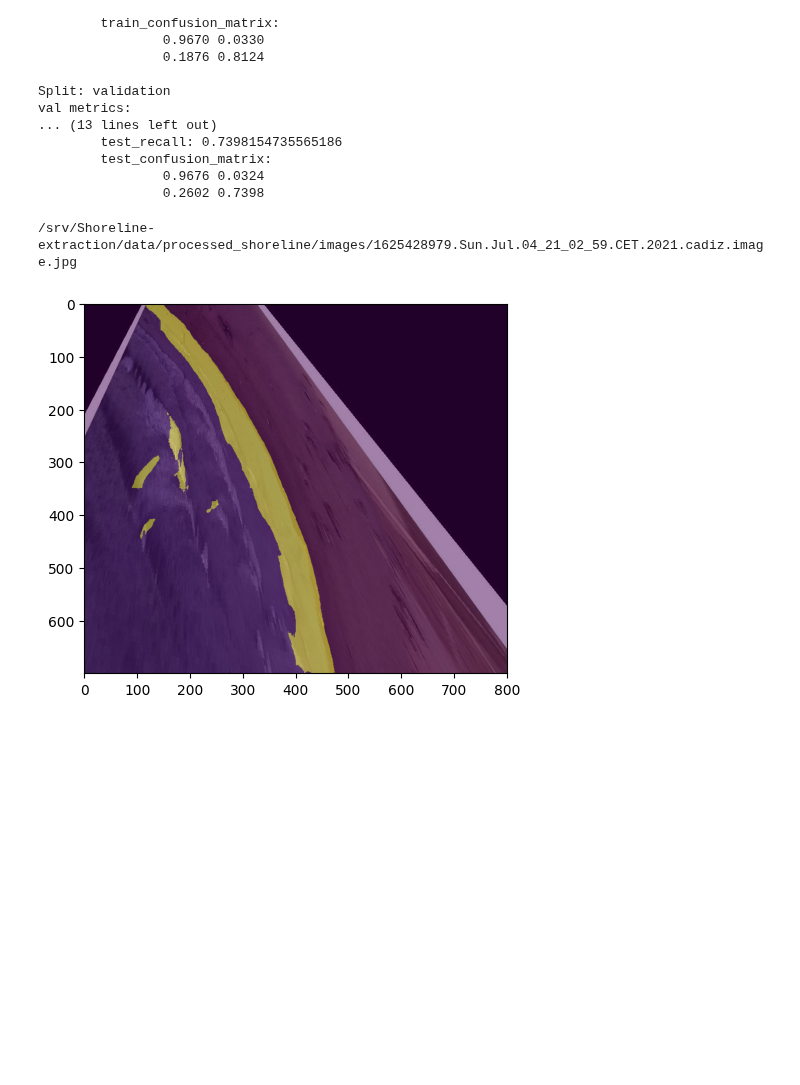
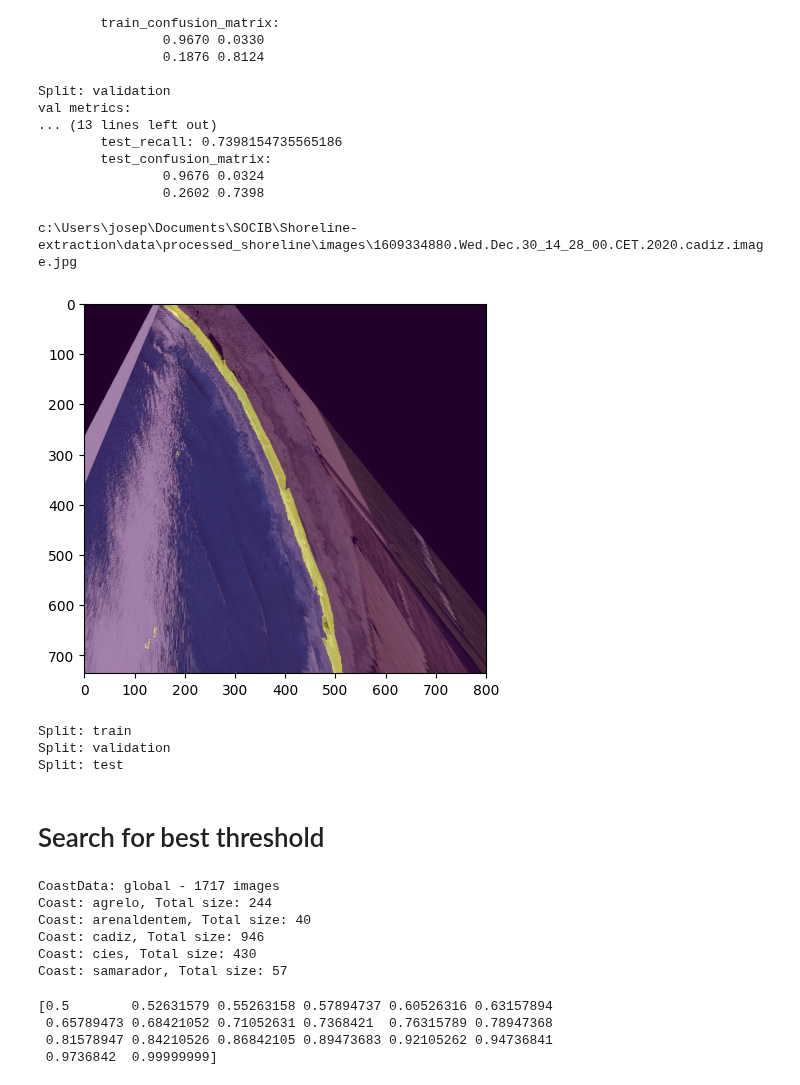
Before and after one commit to OliverJosep/Shoreline-extraction, a Jupyter notebook: notebooks/models/attention-unet/04_Attention_binary_validation.ipynb, the cells around one changed output. Saved outputs shown, nothing was run; the diff lists cells and outputs as text; code cells hidden in the pictures; blank space fills up the shorter version.

Commit message:
Validation

```diff
--- a/notebooks/models/attention-unet/04_Attention_binary_validation.ipynb
+++ b/notebooks/models/attention-unet/04_Attention_binary_validation.ipynb
@@ -105,18 +105,18 @@ val metrics:
                 0.9676 0.0324
                 0.2602 0.7398
 # %%
-img_path = sorted(data['test']['images'])[85] # 85
+img_path = sorted(data['test']['images'])[60] # 85
 print(img_path)
 
-pred = model.predict_patch(img_path, combination="avg", patch_size = 256, stride = 128, binary_threshold = 0.5)
+pred = model.predict_patch(img_path, combination="avg", patch_size = 256, stride = 128, binary_threshold = 0.9)
 
 img = cv2.imread(img_path)
 img = cv2.cvtColor(img, cv2.COLOR_BGR2RGB)
 
 plt.imshow(img)
 # plt.show()
 plt.imshow(pred, alpha = 0.5)
 plt.show()
 # %% [output]
-/srv/Shoreline-extraction/data/processed_shoreline/images/1625428979.Sun.Jul.04_21_02_59.CET.2021.cadiz.image.jpg
+c:\Users\josep\Documents\SOCIB\Shoreline-extraction\data\processed_shoreline\images\1609334880.Wed.Dec.30_14_28_00.CET.2020.cadiz.image.jpg
-[figure, old version]
+[figure, new version]
@@ -122,0 +149,45 @@ plt.show()
+# %%
+for split in data:
+    print(f"Split: {split}")
+    for img_path, mask_path in zip(data[split]["images"], data[split]["masks"]):
+        pred = model.predict_patch(img_path, combination="max")
+        mask = cv2.imread(mask_path, cv2.IMREAD_GRAYSCALE)
+
+        # Save the images
+        img = cv2.imread(img_path)
+        img_name = os.path.basename(img_path)
+        mask_name = os.path.basename(mask_path)
+
+        cv2.imwrite(os.path.join(path, "images", split, img_name), img)
+        cv2.imwrite(os.path.join(path, "masks", split, mask_name), mask)
+        cv2.imwrite(os.path.join(path, "predicted_mask", split, mask_name), pred.cpu().numpy())
+# %% [output]
+Split: train
+Split: validation
+Split: test
+# %% [markdown]
+# Search for best threshold
+# %%
+# Data with 4 classes, to be able to compute the shoreline distance
+
+data_path = os.path.abspath(os.path.join(os.getcwd(), "../../../data/processed_shoreline"))
+
+coast_data = CoastData(data_path)
+split = coast_data.split_data()
+
+data = DataLoaderManager.load_data(split)
+# %% [output]
+CoastData: global - 1717 images
+Coast: agrelo, Total size: 244
+Coast: arenaldentem, Total size: 40
+Coast: cadiz, Total size: 946
+Coast: cies, Total size: 430
+Coast: samarador, Total size: 57
+# %%
+thresholds = np.linspace(0.5, 0.99999999, num=20)
+print(thresholds)
+# %% [output]
+[0.5        0.52631579 0.55263158 0.57894737 0.60526316 0.63157894
+ 0.65789473 0.68421052 0.71052631 0.7368421  0.76315789 0.78947368
+ 0.81578947 0.84210526 0.86842105 0.89473683 0.92105262 0.94736841
+ 0.9736842  0.99999999]
```
Also changed, not shown: parts of 2 cells of this notebook, 7 other files.
